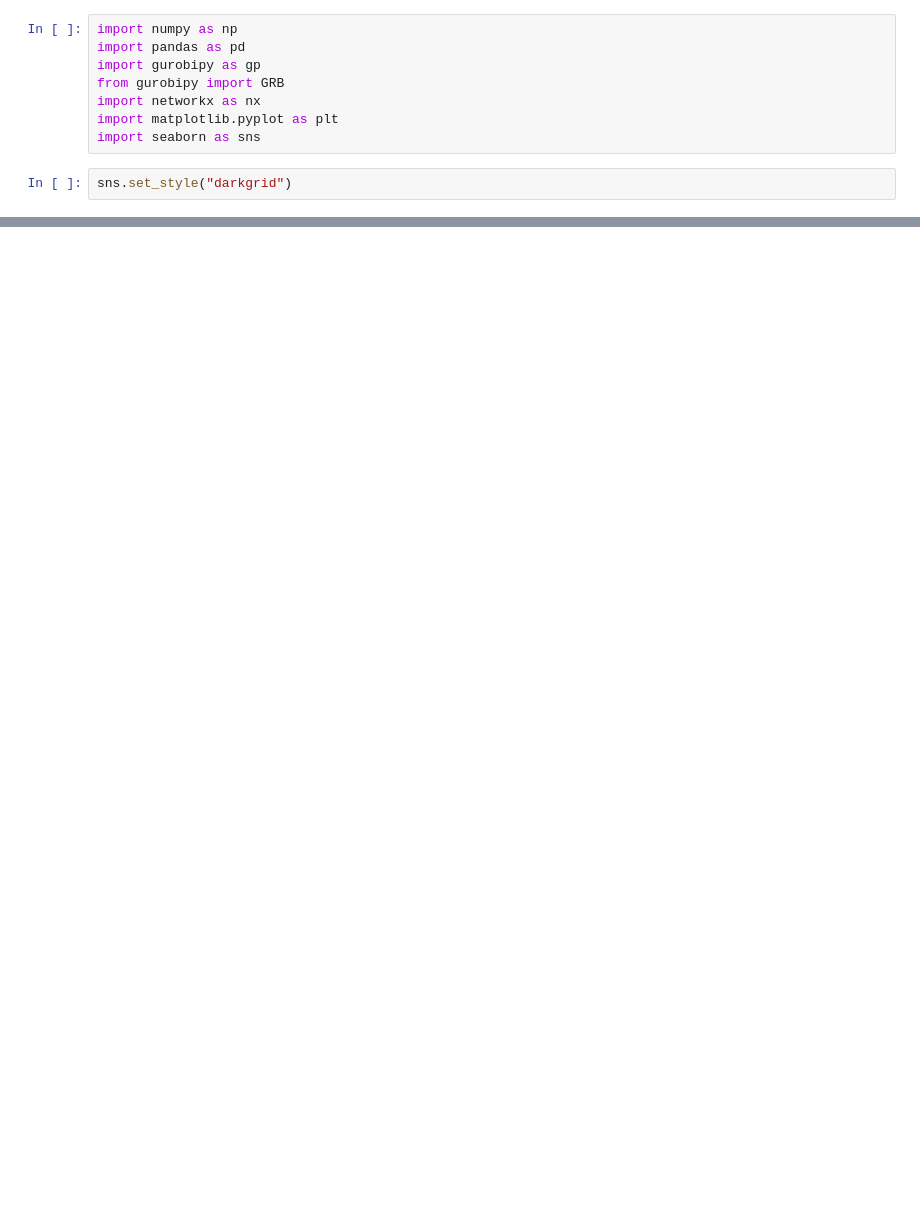
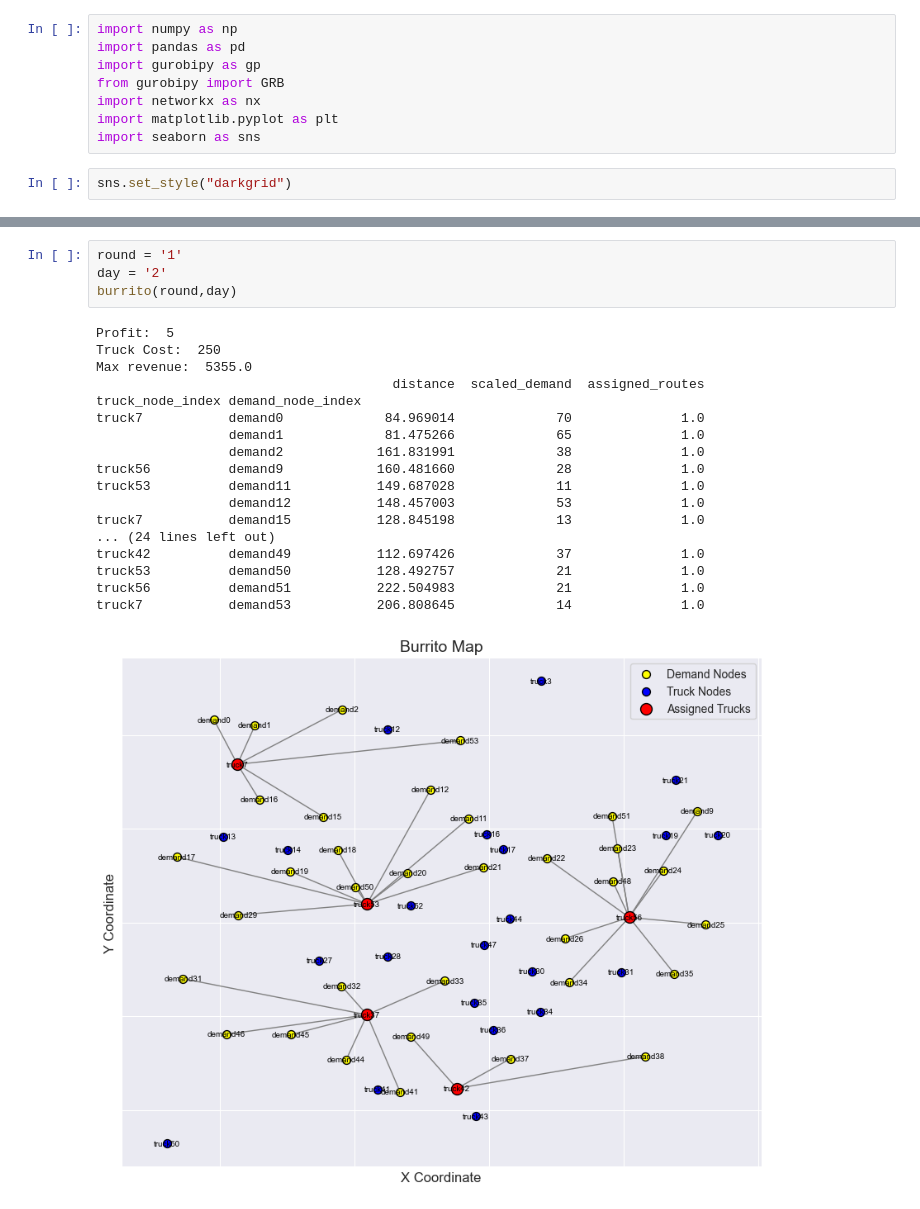
Before and after one commit to utsavmajumdar14/gurobi_burrito_optimization, a Jupyter notebook: burrito_optimization.ipynb, the cells around one changed output, grey strips where cells are left out. Cells and saved outputs as stored; diff of their text form; blank space fills up the shorter version.

```diff
--- a/burrito_optimization.ipynb
+++ b/burrito_optimization.ipynb
@@ -205,0 +144,23 @@ truck8           demand52           102.795082             25              1.0
+# %%
+round = '1'
+day = '2'
+burrito(round,day)
+# %% [output]
+Profit:  5
+Truck Cost:  250
+Max revenue:  5355.0
+                                      distance  scaled_demand  assigned_routes
+truck_node_index demand_node_index
+truck7           demand0             84.969014             70              1.0
+                 demand1             81.475266             65              1.0
+                 demand2            161.831991             38              1.0
+truck56          demand9            160.481660             28              1.0
+truck53          demand11           149.687028             11              1.0
+                 demand12           148.457003             53              1.0
+truck7           demand15           128.845198             13              1.0
+... (24 lines left out)
+truck42          demand49           112.697426             37              1.0
+truck53          demand50           128.492757             21              1.0
+truck56          demand51           222.504983             21              1.0
+truck7           demand53           206.808645             14              1.0
+[figure, added]
```
Also changed, not shown: parts of 15 cells of this notebook.
